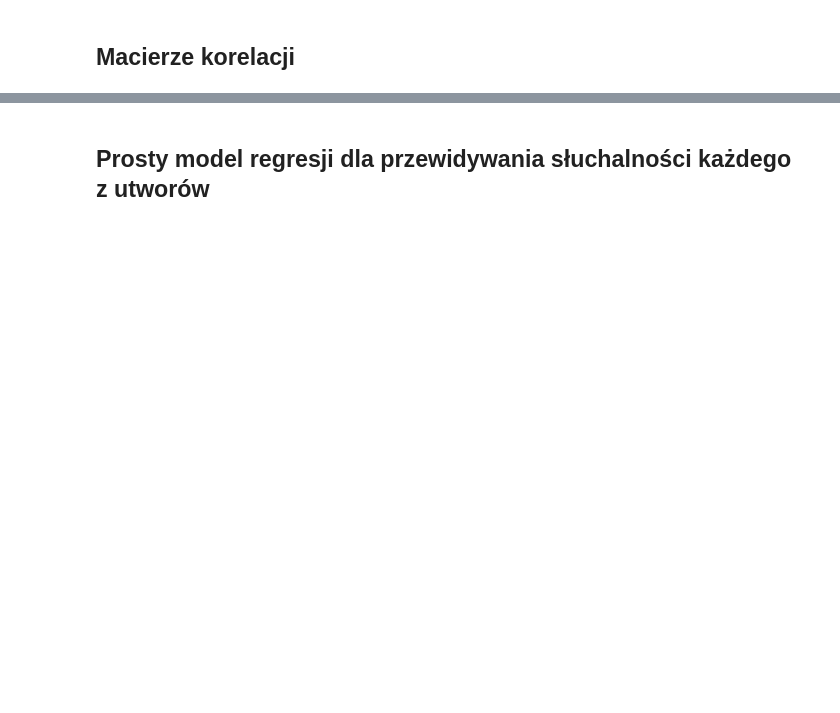
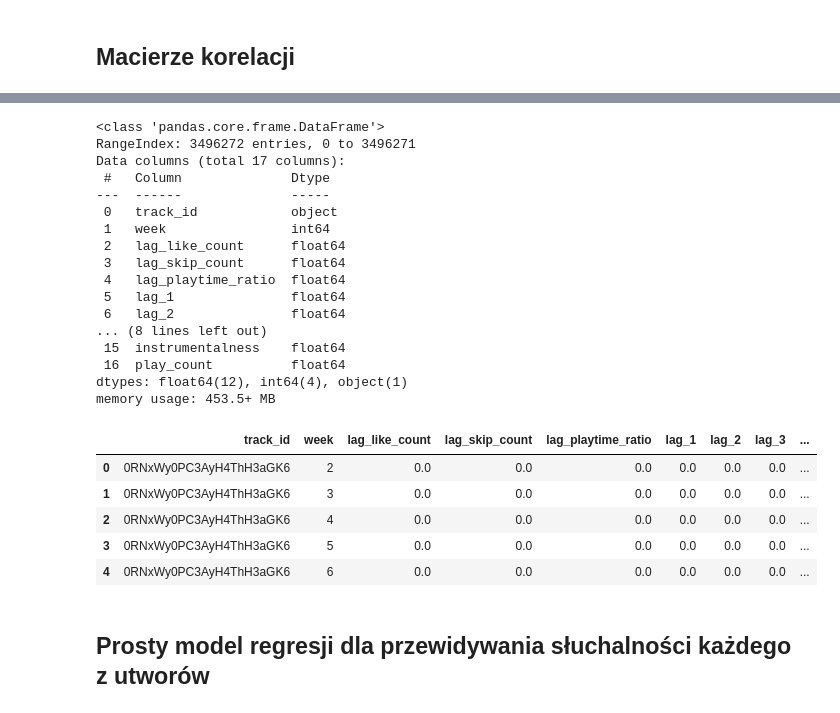
Before and after one commit to Kieru18/Next-Week-s-Top-Tracks, a Jupyter notebook: features/feature_engineering_v2.ipynb, the cells around one changed output, grey strips where cells are left out. Saved outputs shown, nothing was run; the diff lists cells and outputs as text; code cells hidden in the pictures; blank space fills up the shorter version.

```diff
--- a/features/feature_engineering_v2.ipynb
+++ b/features/feature_engineering_v2.ipynb
@@ -343,3 +311,31 @@ AttributeError: QuadMesh.set() got an unexpected keyword argument 'method'
+# %%
+read_data = pd.read_csv(f'preprocessed_data.csv')
+read_data.info()
+read_data.head()
+# %% [output]
+<class 'pandas.core.frame.DataFrame'>
+RangeIndex: 3496272 entries, 0 to 3496271
+Data columns (total 17 columns):
+ #   Column              Dtype
+---  ------              -----
+ 0   track_id            object
+ 1   week                int64
+ 2   lag_like_count      float64
+ 3   lag_skip_count      float64
+ 4   lag_playtime_ratio  float64
+ 5   lag_1               float64
+ 6   lag_2               float64
+... (8 lines left out)
+ 15  instrumentalness    float64
+ 16  play_count          float64
+dtypes: float64(12), int64(4), object(1)
+memory usage: 453.5+ MB
+|  | track_id | week | lag_like_count | lag_skip_count | lag_playtime_ratio | lag_1 | lag_2 | lag_3 | ... |
+| 0 | 0RNxWy0PC3AyH4ThH3aGK6 | 2 | 0.0 | 0.0 | 0.0 | 0.0 | 0.0 | 0.0 | ... |
+| 1 | 0RNxWy0PC3AyH4ThH3aGK6 | 3 | 0.0 | 0.0 | 0.0 | 0.0 | 0.0 | 0.0 | ... |
+| 2 | 0RNxWy0PC3AyH4ThH3aGK6 | 4 | 0.0 | 0.0 | 0.0 | 0.0 | 0.0 | 0.0 | ... |
+| 3 | 0RNxWy0PC3AyH4ThH3aGK6 | 5 | 0.0 | 0.0 | 0.0 | 0.0 | 0.0 | 0.0 | ... |
+| 4 | 0RNxWy0PC3AyH4ThH3aGK6 | 6 | 0.0 | 0.0 | 0.0 | 0.0 | 0.0 | 0.0 | ... |
 # %% [markdown]
 ## Prosty model regresji dla przewidywania słuchalności każdego z utworów
 # %%
```
Also changed, not shown: parts of 11 cells of this notebook.
